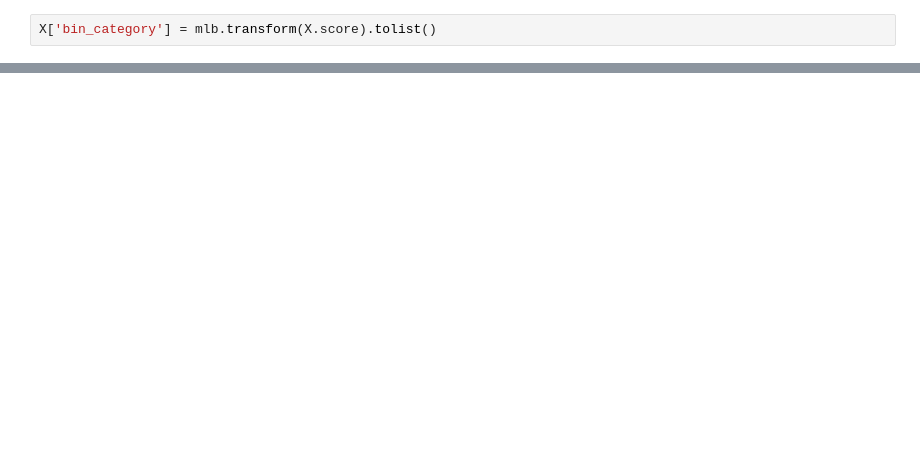
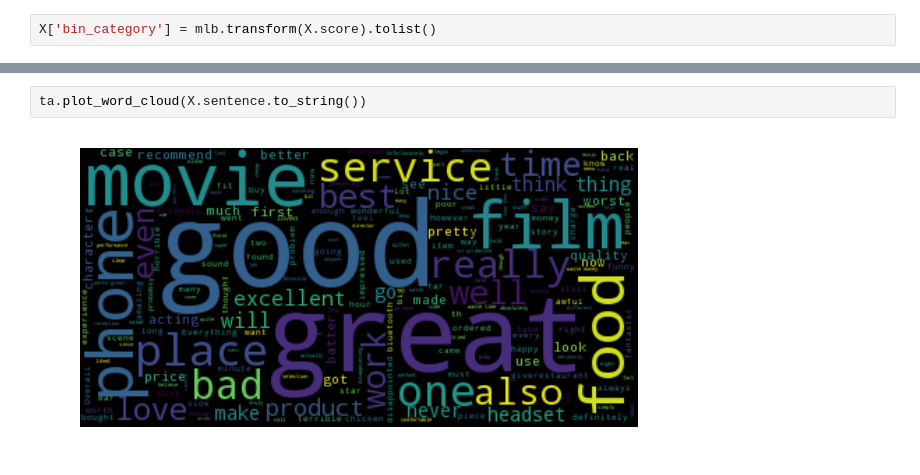
Before and after one commit to alvinccyu/data_mining_hw_1, a Jupyter notebook: hw_1.ipynb, the cells around one changed output, grey strips where cells are left out. Drawn from its saved outputs; the diff is of its cells as text; blank space fills up the shorter version.

Commit message:
add an extra work, plot word cloud.

```diff
--- a/hw_1.ipynb
+++ b/hw_1.ipynb
@@ -501,0 +388,4 @@ X[0:9]
+# %%
+ta.plot_word_cloud(X.sentence.to_string())
+# %% [output]
+[figure, added]
```
Also changed, not shown: parts of 34 cells of this notebook.
